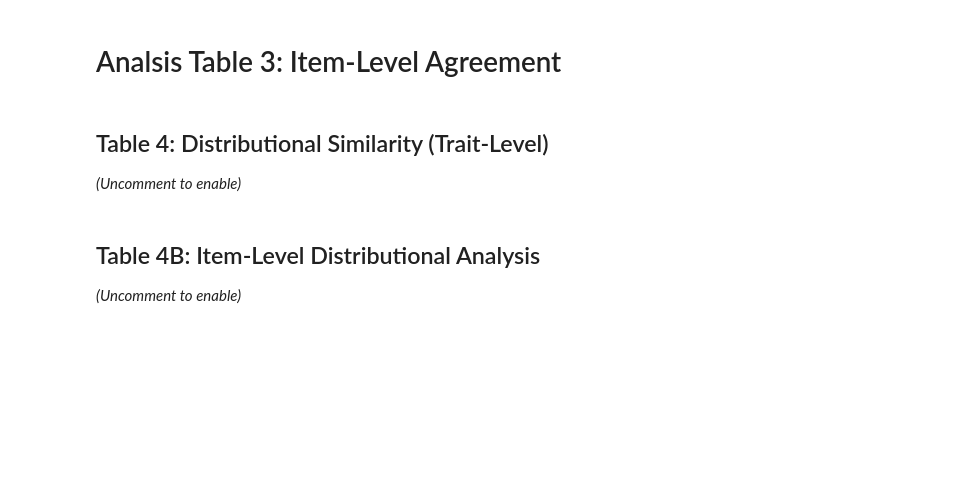
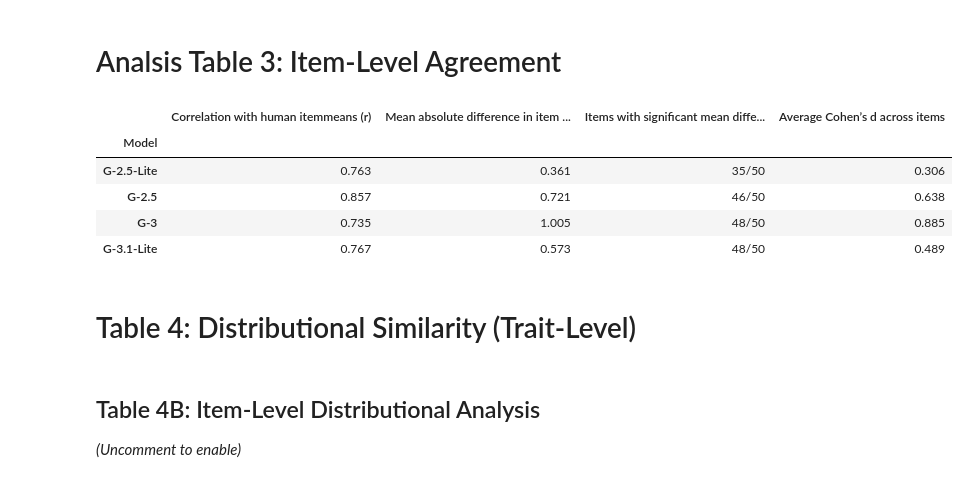
Before and after one commit to arshchowdhry1998/Human-and-LLM-distribution-, a Jupyter notebook: big_five_comparison_analysis.ipynb, the cells around one changed output. Drawn from its saved outputs; the diff is of its cells as text; code cells hidden in the pictures; blank space fills up the shorter version.

Commit message:
gemini_500; table 3; item-level agreement

```diff
--- a/big_five_comparison_analysis.ipynb
+++ b/big_five_comparison_analysis.ipynb
@@ -313,6 +313,11 @@ df_table2.head(10)
 | 8 | Conscientiousness | gemini-2.5-flash-lite | 3.244761 | 0.362971 | 3.2824 | 0.164513 | 0.037639 | 2.318503 | 2.042239e-02 | 0.103738 |
 | 9 | Conscientiousness | gemini-2.5-flash | 3.244761 | 0.362971 | 3.3210 | 0.183429 | 0.076239 | 4.696077 | 2.652755e-06 | 0.210120 |
 # %%
+def fmt_p(p):
+    if p < .001: return '< .001'
+    if p < .01:  return f'{p:.3f}'
+    return f'{p:.2f}'
+
 col_human = [('Human', 'M (SD)')]
 col_llms  = [
     (MODEL_LABELS[llm], stat)
@@ -323,7 +328,7 @@ columns = pd.MultiIndex.from_tuples(col_human + col_llms)
 
 table_data = {}
 
-for trait in TRAIT_ORDER:
+for trait in traits:
     sub = df_table2[df_table2['Trait'] == trait]
     h   = sub.iloc[0]
     row = {('Human', 'M (SD)'): f"{h['H_Mean']:.2f} ({h['H_SD']:.2f})"}
@@ -469,6 +474,48 @@ plt.show()
 [figure]
 # %% [markdown]
 # Analsis Table 3: Item-Level Agreement
+# %%
+item_cols = [f'item_{i}' for i in range(1, 51)]
+human_items = df_all[df_all['source'] == 'Human'][item_cols]
+human_item_means = human_items.mean().values
+
+rows_item = []
+for llm in llm_list:
+    llm_items      = df_all[df_all['source'] == llm][item_cols]
+    llm_item_means = llm_items.mean().values
+
+    correlation = np.corrcoef(human_item_means, llm_item_means)[0, 1]
+    mad         = np.mean(np.abs(llm_item_means - human_item_means))
+
+    sig_count      = 0
+    cohen_d_values = []
+    for col in item_cols:
+        h_vals = human_items[col].values
+        l_vals = llm_items[col].values
+        _, p_val = stats.ttest_ind(l_vals, h_vals)
+        if p_val < 0.05:
+            sig_count += 1
+        cohen_d_values.append(abs(cohen_d(l_vals, h_vals)))
+
+    rows_item.append({
+        'Model':            llm,
+        'Correlation with human itemmeans (r)':                round(correlation, 3),
+        'Mean absolute difference in item means':              round(mad, 3),
+        'Items with significant mean difference':        f"{sig_count}/50",
+        'Average Cohen’s d across items':      round(np.mean(cohen_d_values), 3),
+    })
+
+df_table3 = pd.DataFrame(rows_item).set_index('Model')
+df_table3.index = df_table3.index.map(MODEL_LABELS)
+df_table3.to_csv(output_dir / 'table3_item_agreement.csv')
+df_table3
+# %% [output]
+|  | Correlation with human itemmeans (r) | Mean absolute difference in item ... | Items with significant mean diffe... | Average Cohen’s d across items |
+| Model |  |  |  |  |
+| G-2.5-Lite | 0.763 | 0.361 | 35/50 | 0.306 |
+| G-2.5 | 0.857 | 0.721 | 46/50 | 0.638 |
+| G-3 | 0.735 | 1.005 | 48/50 | 0.885 |
+| G-3.1-Lite | 0.767 | 0.573 | 48/50 | 0.489 |
 # %%
 def item_level_agreement(df: pd.DataFrame,
                          ref_group: str = "Human",
@@ -501,9 +548,7 @@ def item_level_agreement(df: pd.DataFrame,
         'Avg_Cohens_d': np.mean(cohen_d_values)
     }
 # %% [markdown]
-## Table 4: Distributional Similarity (Trait-Level)
-
-*(Uncomment to enable)*
+# Table 4: Distributional Similarity (Trait-Level)
 # %%
 def distributional_similarity(df: pd.DataFrame,
                               ref_group: str = "Human",
```
Also changed, not shown: 1 other file.
